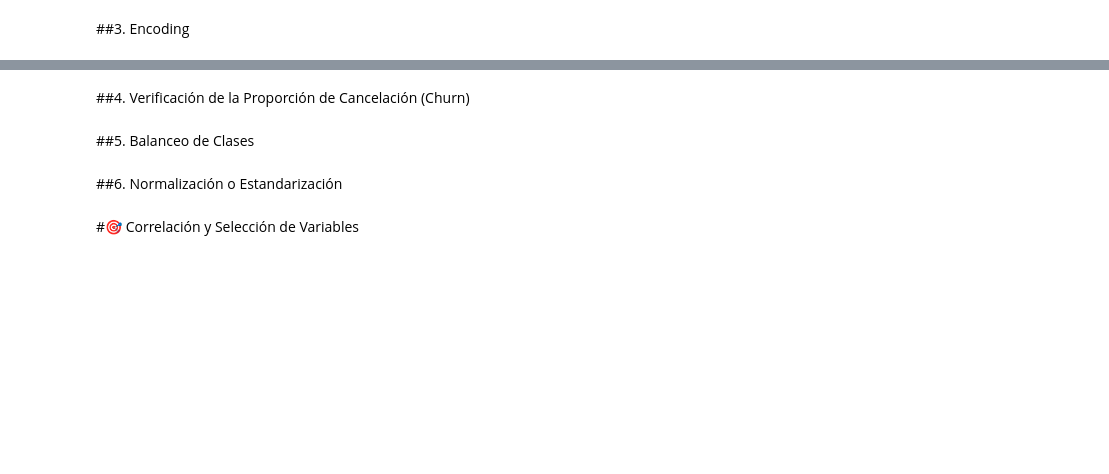
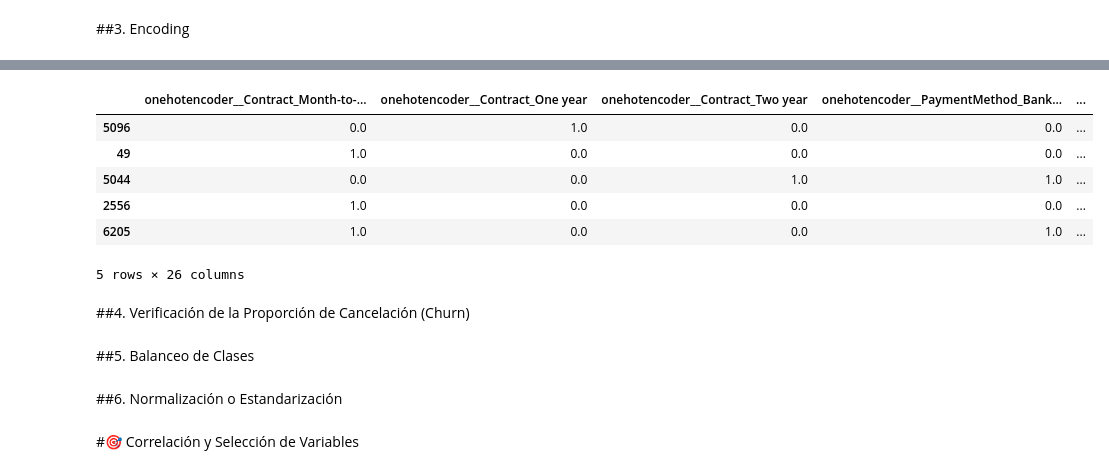
Before and after one commit to pablocelva/challenge-telecom-x-parte-2, a Jupyter notebook: TelecomX_LATAM_parte_2.ipynb, the cells around one changed output, grey strips where cells are left out. Saved outputs shown, nothing was run; the diff lists cells and outputs as text; code cells hidden in the pictures; blank space fills up the shorter version.

```diff
--- a/TelecomX_LATAM_parte_2.ipynb
+++ b/TelecomX_LATAM_parte_2.ipynb
@@ -64,3 +144,14 @@ display(df_encoded.sample(5))
+# %%
+df_encoded = pd.DataFrame(X, columns=one_hot.get_feature_names_out())
+df_encoded.sample(5)
+# %% [output]
+|  | onehotencoder__Contract_Month-to-... | onehotencoder__Contract_One year | onehotencoder__Contract_Two year | onehotencoder__PaymentMethod_Bank... | ... |
+| 5096 | 0.0 | 1.0 | 0.0 | 0.0 | ... |
+| 49 | 1.0 | 0.0 | 0.0 | 0.0 | ... |
+| 5044 | 0.0 | 0.0 | 1.0 | 1.0 | ... |
+| 2556 | 1.0 | 0.0 | 0.0 | 0.0 | ... |
+| 6205 | 1.0 | 0.0 | 0.0 | 1.0 | ... |
+5 rows × 26 columns
 # %% [markdown]
 ##4. Verificación de la Proporción de Cancelación (Churn)
 # %% [markdown]
```
Also changed, not shown: parts of 13 cells of this notebook.
